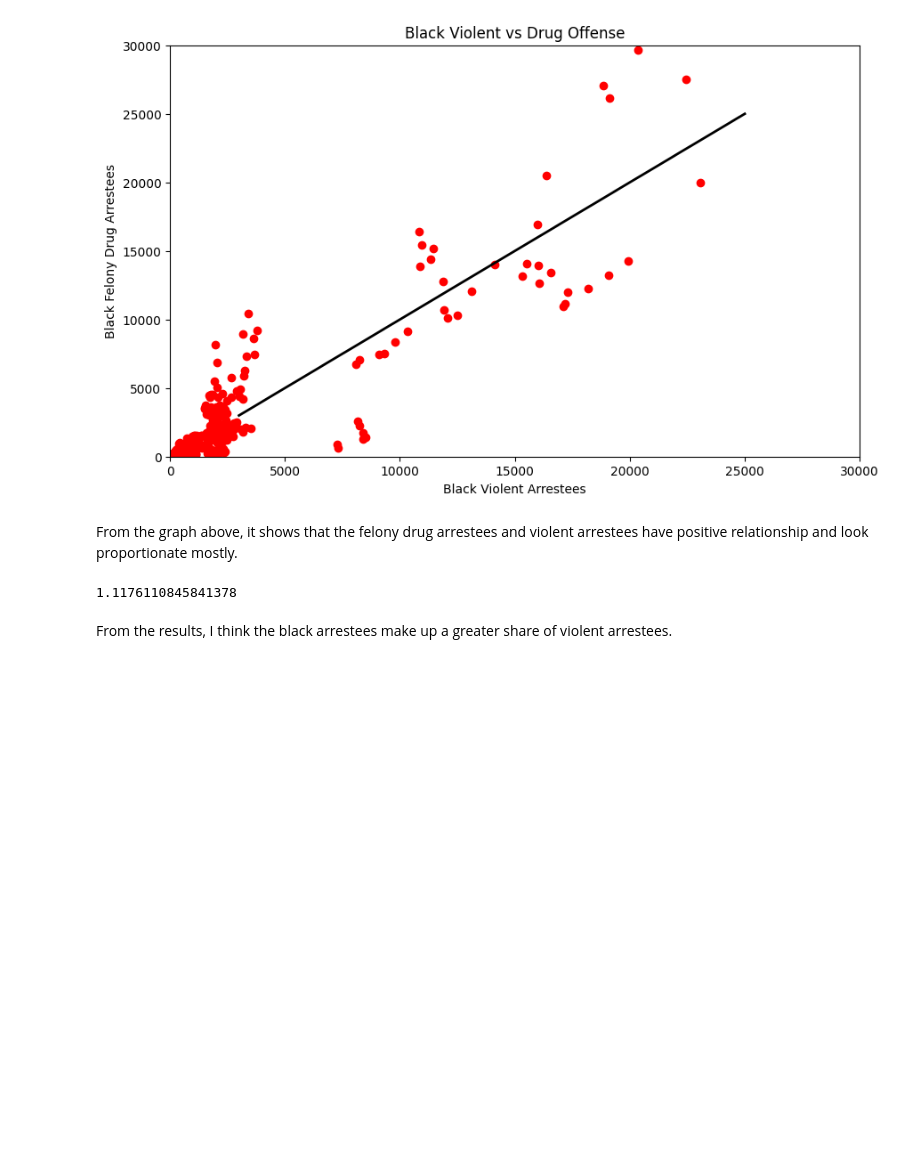
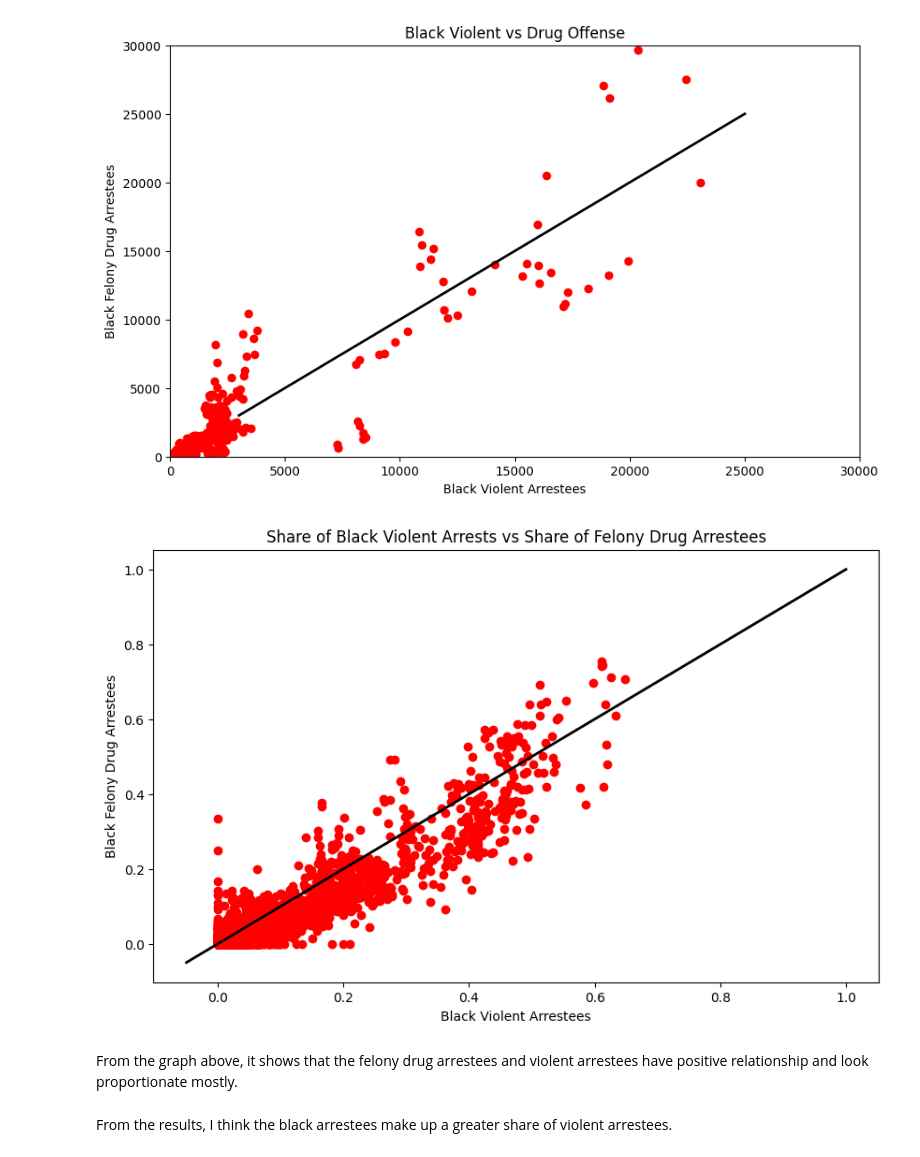
Before and after one commit to xianchiz/IDS_720_Groupby, a Jupyter notebook: exercise_groupby.ipynb, the cells around one changed output. Drawn from its saved outputs; the diff is of its cells as text; code cells hidden in the pictures; blank space fills up the shorter version.

```diff
--- a/exercise_groupby.ipynb
+++ b/exercise_groupby.ipynb
@@ -421,13 +496,23 @@ Hispanic1
 | Riverside County | 42 | 42 | 42 | 42 | 42 | 42 | 42 | 42 | 42 | 42 | ... |
 | Sacramento County | 42 | 42 | 42 | 42 | 42 | 42 | 42 | 42 | 42 | 42 | ... |
 # %%
-ex4_num_rows[(ex4_num_rows["COUNTY"] == "Alpine County") & (ex4_num_rows["RACE"] == "Hispanic")]
+county_year_race[(county_year_race["COUNTY"] == "Alpine County") & (county_year_race["RACE"] == "Hispanic")]
 # fill in the value for county that some races don't have equal to zero and keep all rows in different counties are the same
-ex4_num_rows.loc[len(ex4_num_rows)] = [1980,'Hispanic','Alpine County',0,0,0,0,0,0,0,0,0,0]
-ex4_num_rows.loc[len(ex4_num_rows)] = [1981,'Hispanic','Alpine County',0,0,0,0,0,0,0,0,0,0]
-ex4_num_rows.loc[len(ex4_num_rows)] = [1982,'Hispanic','Alpine County',0,0,0,0,0,0,0,0,0,0]
-ex4_num_rows.loc[len(ex4_num_rows)] = [1984,'Hispanic','Alpine County',0,0,0,0,0,0,0,0,0,0]
-ex4_num_rows.loc[len(ex4_num_rows)] = [1985,'Hispanic','Alpine County',0,0,0,0,0,0,0,0,0,0]
-ex4_num_rows.loc[len(ex4_num_rows)] = [1986,'Hispanic','Alpine County',0,0,0,0,0,0,0,0,0,0]
+county_year_race.loc[len(county_year_race)] = [1980,'Hispanic','Alpine County',0,0,0,0,0,0,0,0,0,0,0,0]
+county_year_race.loc[len(county_year_race)] = [1981,'Hispanic','Alpine County',0,0,0,0,0,0,0,0,0,0,0,0]
+county_year_race.loc[len(county_year_race)] = [1982,'Hispanic','Alpine County',0,0,0,0,0,0,0,0,0,0,0,0]
+county_year_race.loc[len(county_year_race)] = [1984,'Hispanic','Alpine County',0,0,0,0,0,0,0,0,0,0,0,0]
+county_year_race.loc[len(county_year_race)] = [1985,'Hispanic','Alpine County',0,0,0,0,0,0,0,0,0,0,0,0]
+county_year_race.loc[len(county_year_race)] = [1986,'Hispanic','Alpine County',0,0,0,0,0,0,0,0,0,0,0,0]
+# %%
+#replace above cell with this
+hisp_alpine_year = [1980, 1981, 1982, 1984, 1985, 1986]
+hisp_alpine_data = pd.DataFrame(columns=county_year_race.columns)
+hisp_alpine_data.YEAR = hisp_alpine_year
+hisp_alpine_data.RACE = 'Hispanic'
+hisp_alpine_data.COUNTY = 'Alpine County'
+hisp_alpine_data = hisp_alpine_data.fillna(0)
+county_year_race = pd.concat([county_year_race, hisp_alpine_data])
+county_year_race.shape
 # %%
 ## check if all races have same rows in counties
@@ -458,6 +561,7 @@ ex11_white_drug_share
 # %%
-Black_drug = ex4_num_rows[(ex4_num_rows["RACE"] == "Black")]
-Black_drug['F_DRUGOFF']
-ex11_black_drug_share = Black_drug['F_DRUGOFF'].sum()/ex4_num_rows['F_DRUGOFF'].sum()
-ex11_black_drug_share
+Black_drug = county_year_race[(county_year_race["RACE"] == "Black")]
+ex11_black_drug_share = (
+    Black_drug["F_DRUGOFF"].sum() / county_year_race["F_DRUGOFF"].sum()
+)
+print(f"Average share of White drug arrestees: {ex11_black_drug_share:.2f}")
 # %% [output]
@@ -483,13 +589,17 @@ plt.ylabel("Black Felony Drug Arrestees")
 plt.show()
 # %% [output]
 [figure]
+# %%
+plt.figure(figsize=(10, 6))
+plt.scatter(
+    Black_drug["share_violent_by_race"], Black_drug["share_drug_by_race"], color="red"
+)
+plt.plot([-0.05, 1], [-0.05, 1], color="black", linewidth=2)
+plt.title("Share of Black Violent Arrests vs Share of Felony Drug Arrestees")
+plt.xlabel("Black Violent Arrestees")
+plt.ylabel("Black Felony Drug Arrestees")
+plt.show()
+# %% [output]
+[figure, added]
 # %% [markdown]
 From the graph above, it shows that the felony drug arrestees and violent arrestees have positive relationship and look proportionate mostly.
-# %%
-black_data = ex4_num_rows[ex4_num_rows["RACE"] == "Black"]
-b1 = black_data["VIOLENT"].sum()/black_data["F_TOTAL"].sum()
-b2 = black_data["F_DRUGOFF"].sum()/black_data["F_TOTAL"].sum()
-ex12_proportionate = b1/b2
-ex12_proportionate
-# %% [output]
-1.1176110845841378
```
Also changed, not shown: parts of 100 cells of this notebook.
